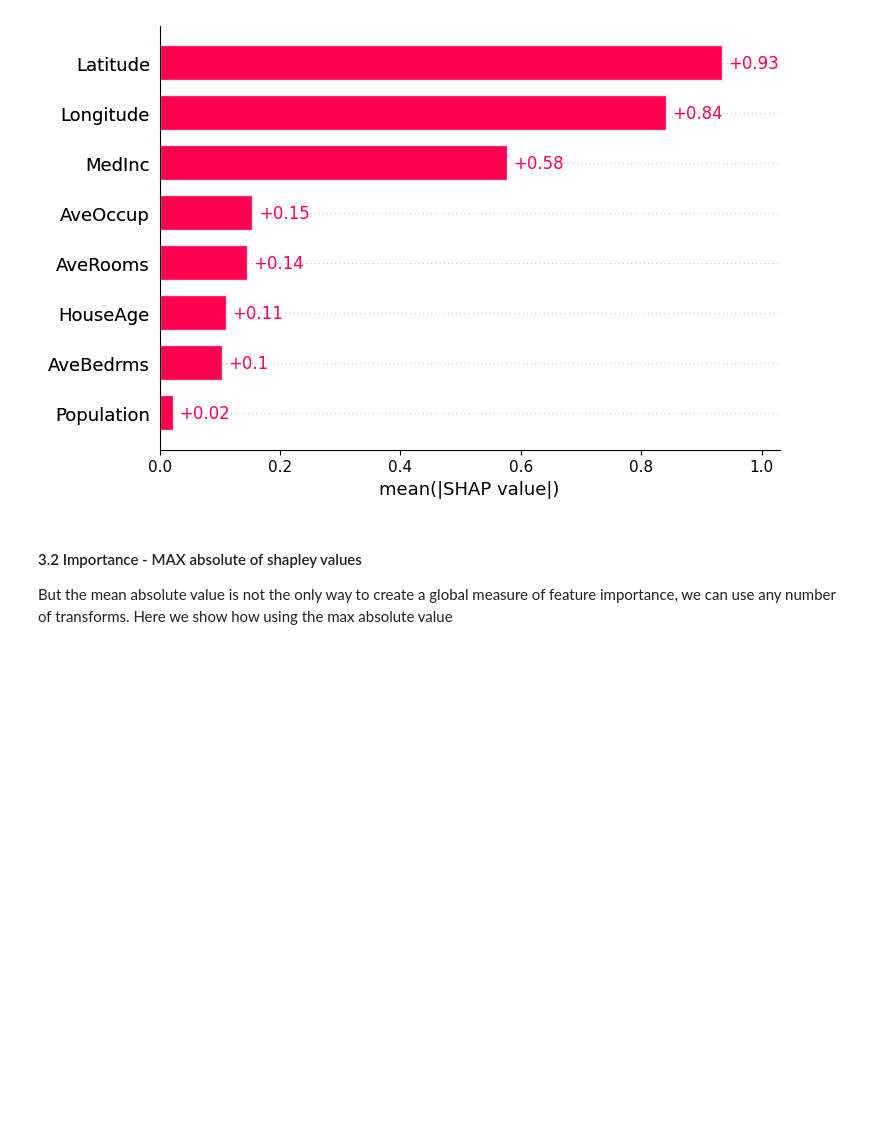
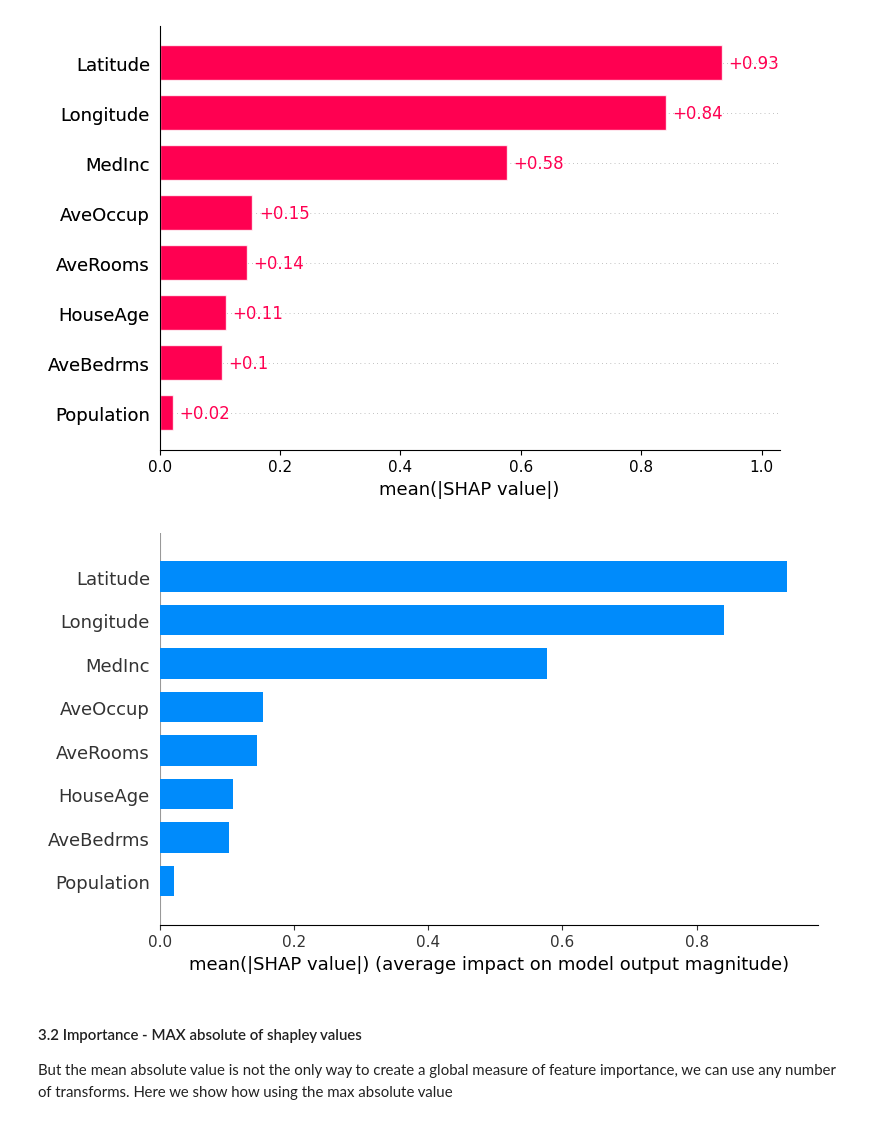
Before and after one commit to joseortegalabra/Explanaible-AI, a Jupyter notebook: 1_shap/3_shap_global_importance.ipynb, the cells around one changed output. Cells and saved outputs as stored; diff of their text form; code cells hidden in the pictures; blank space fills up the shorter version.

Commit message:
ji/update shap examples

```diff
--- a/1_shap/3_shap_global_importance.ipynb
+++ b/1_shap/3_shap_global_importance.ipynb
@@ -143,6 +143,10 @@ By default a SHAP bar plot will take the **mean absolute value of each feature**
 shap.plots.bar(shap_values)
 # %% [output]
 [figure]
+# %%
+shap.summary_plot(shap_values, plot_type="bar")
+# %% [output]
+[figure, added]
 # %% [markdown]
 #### 3.2 Importance - MAX absolute of shapley values
 But the mean absolute value is not the only way to create a global measure of feature importance, we can use any number of transforms. Here we show how using the max absolute value
```
